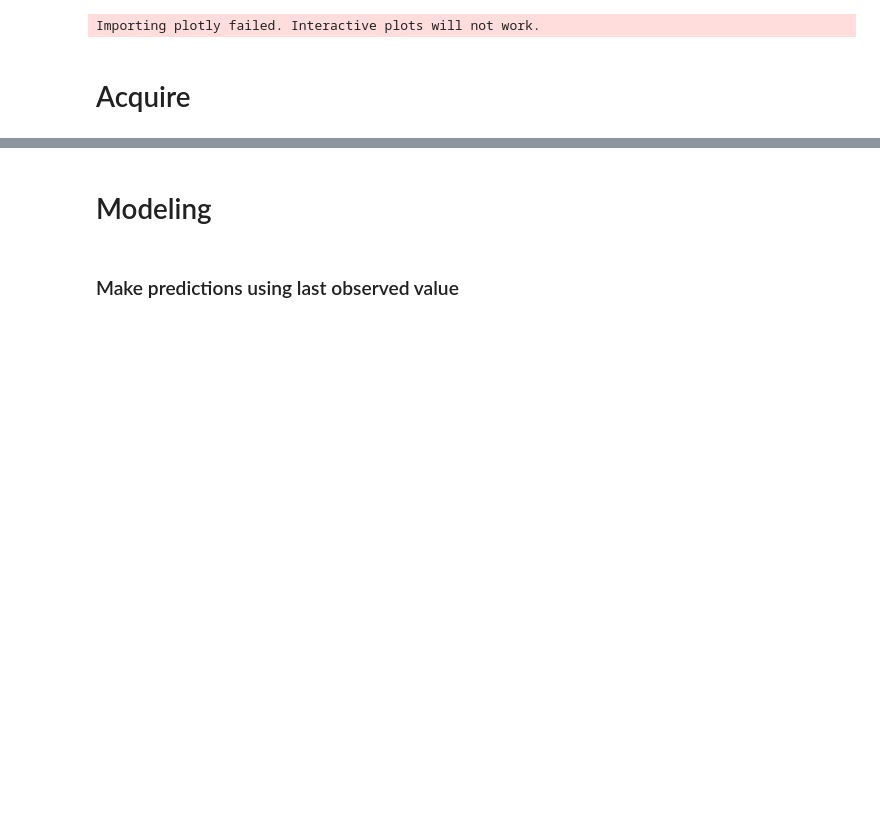
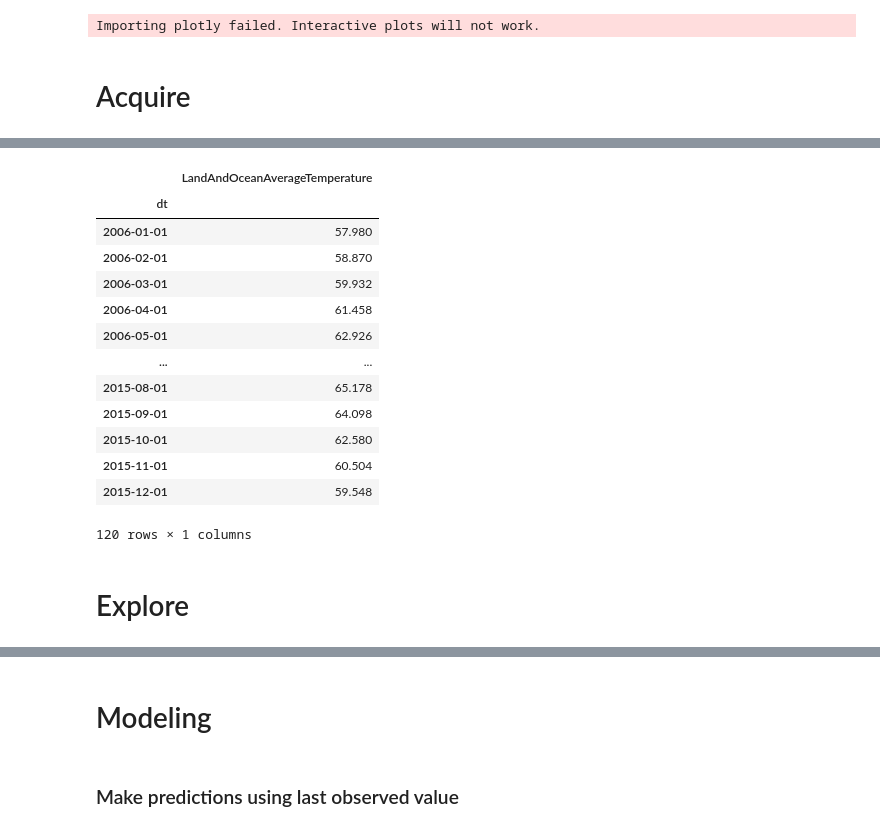
Before and after one commit to Johndsalas/earths_temperature_time_series, a Jupyter notebook: main_notebook.ipynb, the cells around one changed output, grey strips where cells are left out. Saved outputs shown, nothing was run; the diff lists cells and outputs as text; code cells hidden in the pictures; blank space fills up the shorter version.

```diff
--- a/main_notebook.ipynb
+++ b/main_notebook.ipynb
@@ -67,3 +105,22 @@ View each temperature line next to the other, resample using the average tempera
+# %%
+test_ocean
+# %% [output]
+|  | LandAndOceanAverageTemperature |
+| dt |  |
+| 2006-01-01 | 57.980 |
+| 2006-02-01 | 58.870 |
+| 2006-03-01 | 59.932 |
+| 2006-04-01 | 61.458 |
+| 2006-05-01 | 62.926 |
+| ... | ... |
+| 2015-08-01 | 65.178 |
+| 2015-09-01 | 64.098 |
+| 2015-10-01 | 62.580 |
+| 2015-11-01 | 60.504 |
+| 2015-12-01 | 59.548 |
+120 rows × 1 columns
+# %% [markdown]
+# Explore
 # %%
 train_land.describe()
 # %% [output]
```
Also changed, not shown: parts of 35 cells of this notebook, 3 other files.
